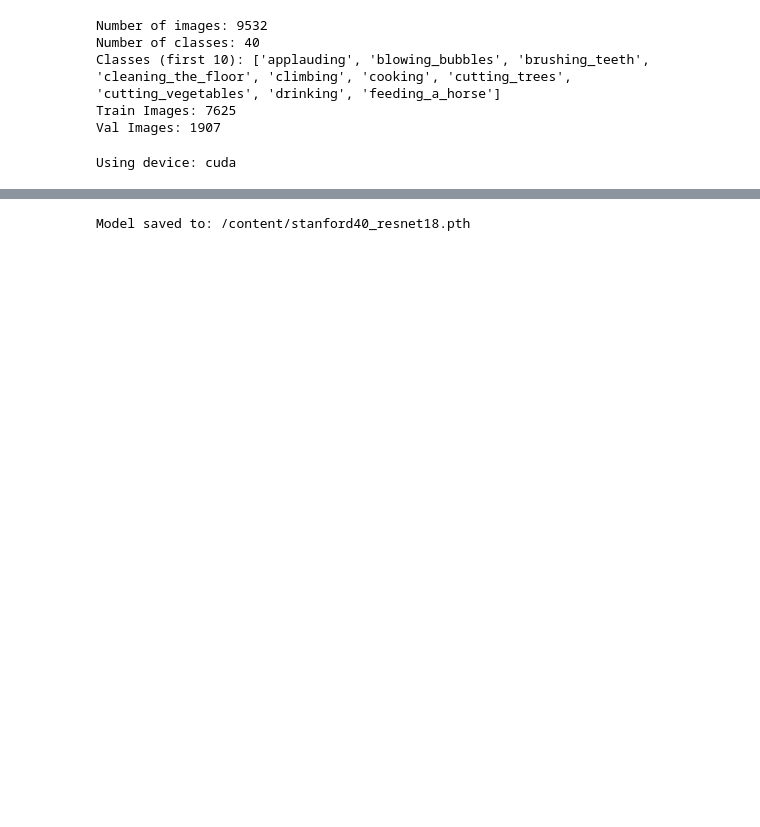
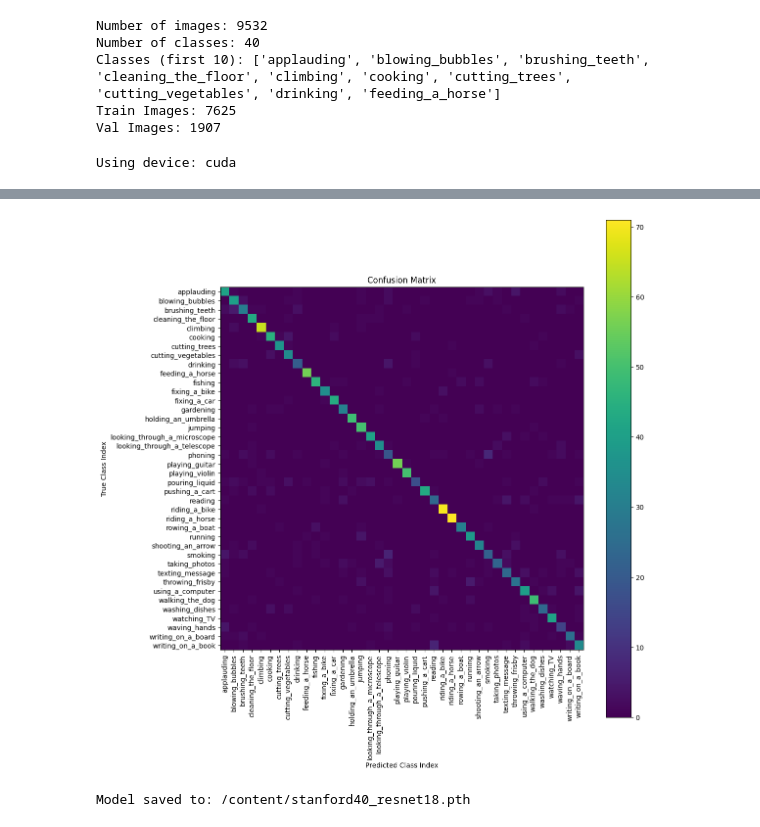
Before and after one commit to Zmuirhead03/Human-Behavior-Recognition-, a Jupyter notebook: Human_Behavior_Recognition.ipynb, the cells around one changed output, grey strips where cells are left out. Drawn from its saved outputs; the diff is of its cells as text; code cells hidden in the pictures; blank space fills up the shorter version.

```diff
--- a/Human_Behavior_Recognition.ipynb
+++ b/Human_Behavior_Recognition.ipynb
@@ -147,0 +199,19 @@ Epoch 8/8 | Train Loss 0.0070 Acc 1.0000 | Val Loss 0.8145 Acc 0.7845
+# %%
+allLabels = []
+allPreds = []
+
+model.eval()
+
+with torch.no_grad():
+    for images, labels in valLoader:
+        images = images.to(device)
+        labels = labels.to(device)
+
+        outputs = model(images)
+        _, preds = torch.max(outputs, 1)
+
+        for i in range(labels.size(0)):
+            labelValue = int(labels[i].cpu().item())
+            predValue = int(preds[i].cpu().item())
+            allLabels.append(labelValue)
+            allPreds.append(predValue)
@@ -148,3 +233,26 @@ Epoch 8/8 | Train Loss 0.0070 Acc 1.0000 | Val Loss 0.8145 Acc 0.7845
+# %%
+cm = confusion_matrix(allLabels, allPreds)
+
+plt.figure(figsize=(12, 12))
+plt.imshow(cm, interpolation="nearest")
+plt.title("Confusion Matrix")
+plt.colorbar()
+
+numClasses = cm.shape[0]
+classNames = fullDataset.classes
+
+tickMarks = range(numClasses)
+plt.xticks(tickMarks, classNames, rotation=90)
+plt.yticks(tickMarks, classNames)
+
+
+plt.xlabel("Predicted Class Index")
+plt.ylabel("True Class Index")
+
+plt.tight_layout()
+plt.show()
+# %% [output]
+[figure, added]
 # %%
 modelSavePath = "/content/stanford40_resnet18.pth"
 torch.save(model.state_dict(), modelSavePath)
```
Also changed, not shown: parts of 8 cells of this notebook.
